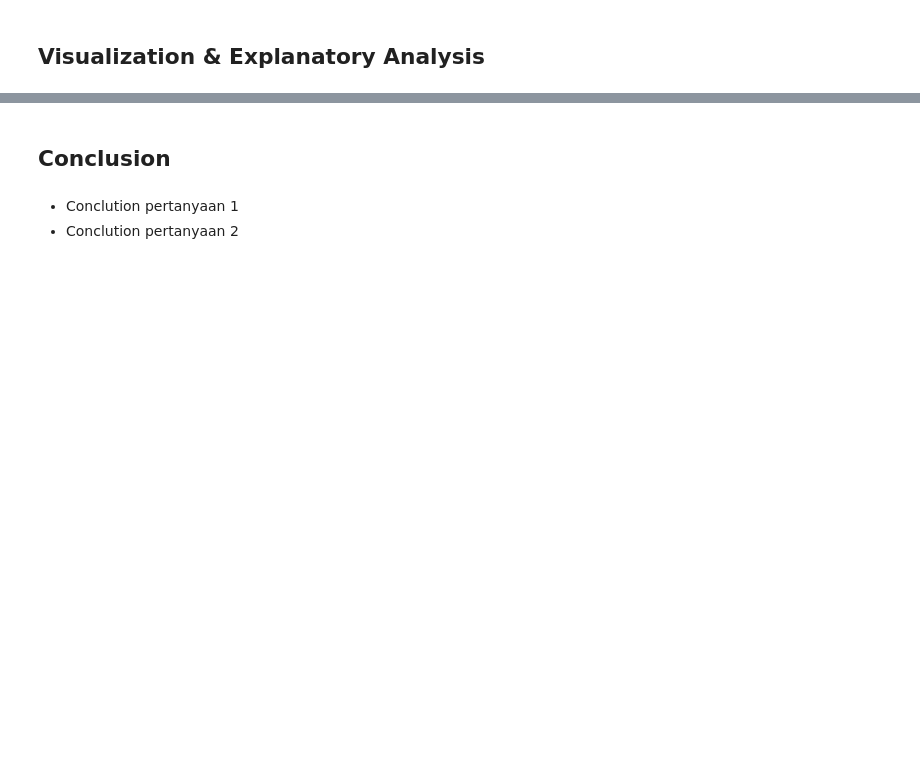
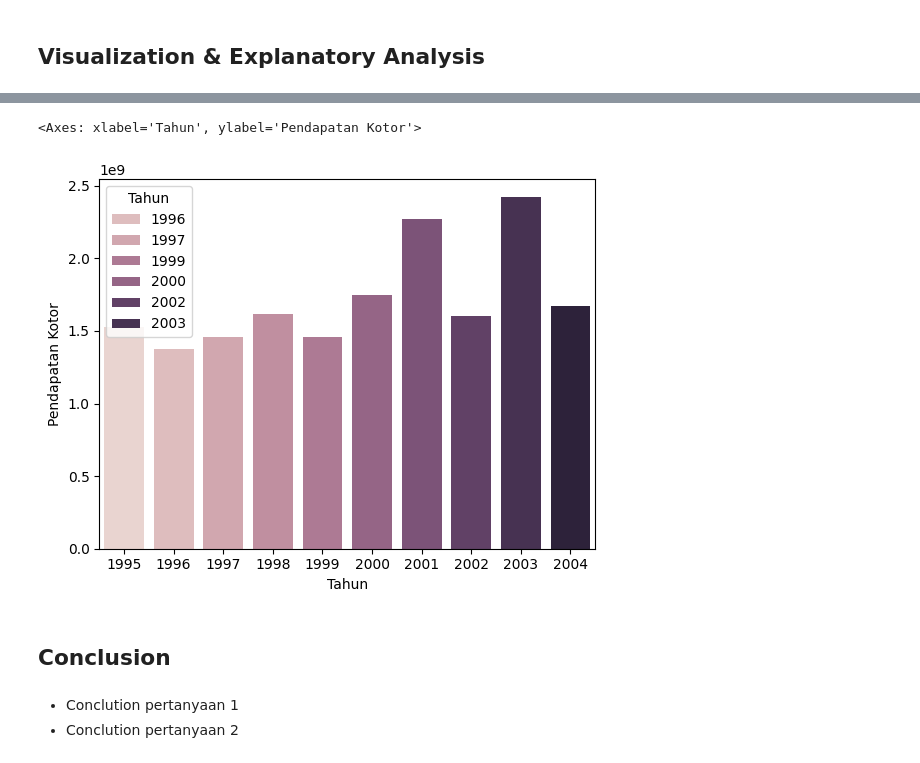
Before and after one commit to Alvi399/Analisa-Industri-Film, a Jupyter notebook: notebook.ipynb, the cells around one changed output, grey strips where cells are left out. Cells and saved outputs as stored; diff of their text form; code cells hidden in the pictures; blank space fills up the shorter version.

```diff
--- a/notebook.ipynb
+++ b/notebook.ipynb
@@ -93,3 +92,15 @@ Top Movie                                         0
 Top Movie Gross (That Year)                       0
 Top Movie Inflation-Adjusted Gross (That Year)    0
 dtype: int64
+# %%
+data = data_pd.rename(columns={
+    "Year":"Tahun",
+    "Movies Released":"Film Dirilis",
+    "Gross":"Pendapatan Kotor",
+    "Tickets Sold":"Tiket Terjual",
+    "Inflation-Adjusted Gross":"Pendapatan Kotor-Inflasi",
+    "Top Movie":"Film Teratas",
+    "Top Movie Gross (That Year)":"Pendapatan Kotor Film Teratas",
+    "Top Movie Inflation-Adjusted Gross (That Year)":"Pendapatan Kotor Film Teratas-Inflasi",
+})
+data.head()
@@ -114,0 +206,6 @@ misssing_data = data_pd.isna().sum()
+# %%
+exp_tahun_pendapatan_kotor_terbanyak = data.groupby("Tahun").agg({
+    "Pendapatan Kotor": "max",
+    "Pendapatan Kotor-Inflasi": "max"
+}).reset_index()
+exp_tahun_pendapatan_kotor_terbanyak.head(5)
@@ -120,0 +263,3 @@ misssing_data = data_pd.isna().sum()
+# %%
+data = exp_tahun_pendapatan_kotor_terbanyak.head(10)
+data
@@ -121,3 +278,9 @@ misssing_data = data_pd.isna().sum()
+# %%
+# Plot pendapatan kotor
+sns.barplot(data=data,x=data["Tahun"],y=data["Pendapatan Kotor"],hue=data["Tahun"])
+# %% [output]
+<Axes: xlabel='Tahun', ylabel='Pendapatan Kotor'>
+[figure, added]
 # %% [markdown]
 ## Conclusion
 # %% [markdown]
```
Also changed, not shown: parts of 19 cells of this notebook, 2 other files.
